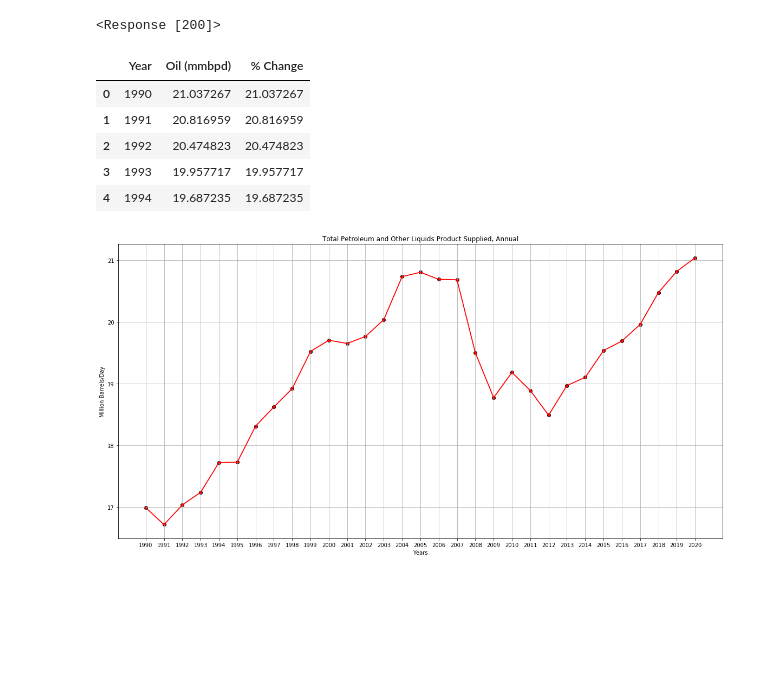
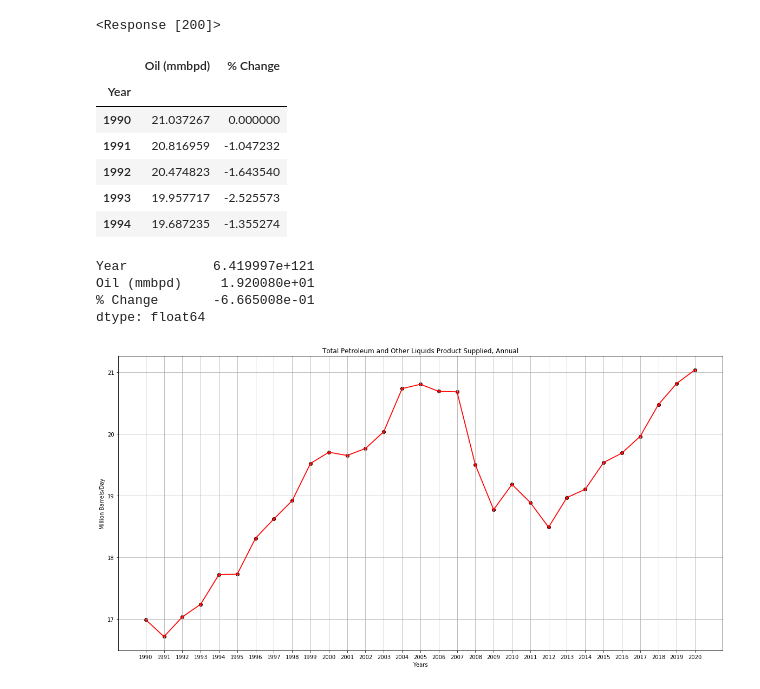
Before and after one commit to us-energy-analysis/Energy-analysis, a Jupyter notebook: USFossilFuelConsumption.ipynb, the cells around one changed output. Drawn from its saved outputs; the diff is of its cells as text; code cells hidden in the pictures; blank space fills up the shorter version.

```diff
--- a/USFossilFuelConsumption.ipynb
+++ b/USFossilFuelConsumption.ipynb
@@ -30,18 +32,37 @@ for x in response["series"][0]["data"]:
 #values = response["series"][0]["data"][1]
 years  = years[::-1]
 petroleum = petroleum_consumption[::-1]
+# %%
+# Loop through to calculate the annual percent change
+i = 0
+percent_change_petro = []
+for x in petroleum_consumption:
+    if(i == 0):
+        percent_change_petro.append(0)
+    else:
+        percent_change_petro.append( (x - petroleum_consumption[i-1])/ petroleum_consumption[i-1] * 100)
+    i += 1
 # %%
-# Determine year to year percent change
+# Create DataFrame displaying annual percent change
 petroleum_consumption_mmbpd_df = pd.DataFrame({
     'Year': years[0:31],
     'Oil (mmbpd)': petroleum_consumption[0:31],
-    '% Change': petroleum_consumption[0:31]
+    '% Change': percent_change_petro
 })
-petroleum_consumption_mmbpd_df.head()
+petroleum_consumption_mmbpd_df.set_index("Year").head()
 # %% [output]
-|  | Year | Oil (mmbpd) | % Change |
-| 0 | 1990 | 21.037267 | 21.037267 |
-| 1 | 1991 | 20.816959 | 20.816959 |
-| 2 | 1992 | 20.474823 | 20.474823 |
-| 3 | 1993 | 19.957717 | 19.957717 |
-| 4 | 1994 | 19.687235 | 19.687235 |
+|  | Oil (mmbpd) | % Change |
+| Year |  |  |
+| 1990 | 21.037267 | 0.000000 |
+| 1991 | 20.816959 | -1.047232 |
+| 1992 | 20.474823 | -1.643540 |
+| 1993 | 19.957717 | -2.525573 |
+| 1994 | 19.687235 | -1.355274 |
+# %%
+# Calculate the Average Change over thirty years of consumption data
+petroleum_consumption_mmbpd_df.mean()
+# %% [output]
+Year           6.419997e+121
+Oil (mmbpd)     1.920080e+01
+% Change       -6.665008e-01
+dtype: float64
```
Also changed, not shown: parts of 20 cells of this notebook.
